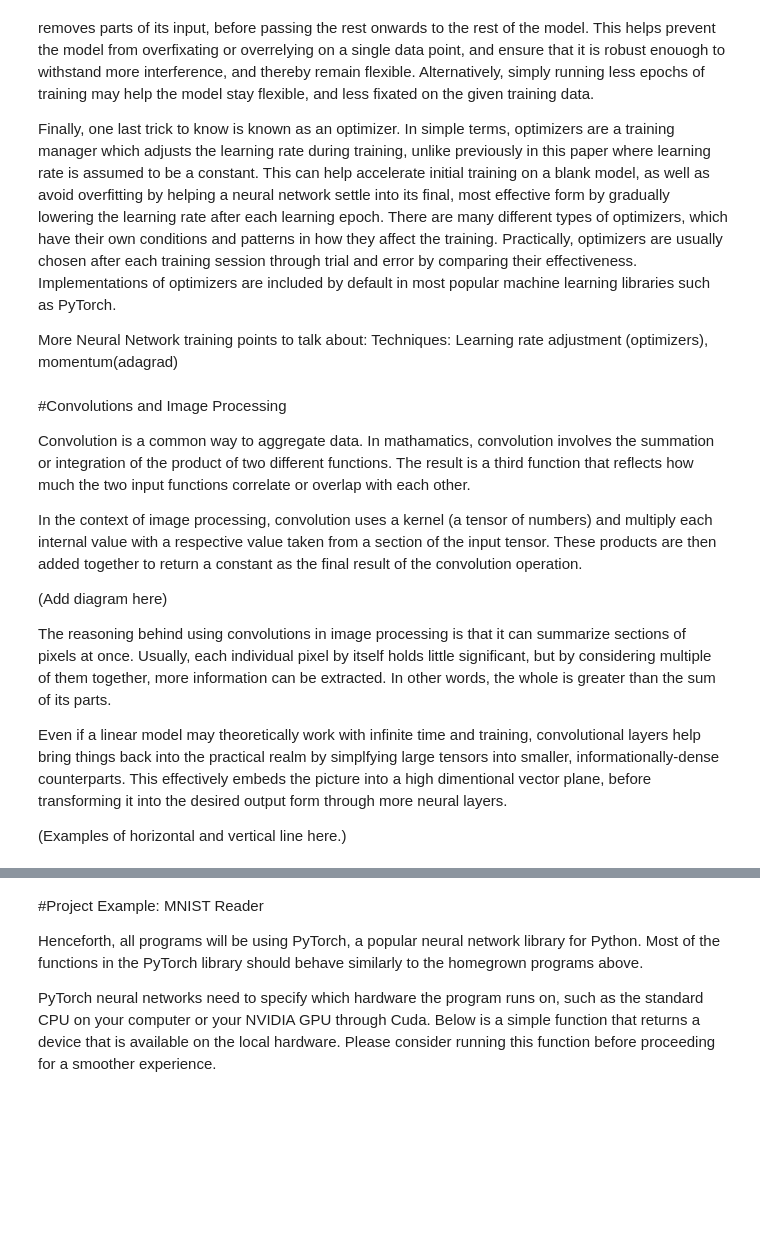
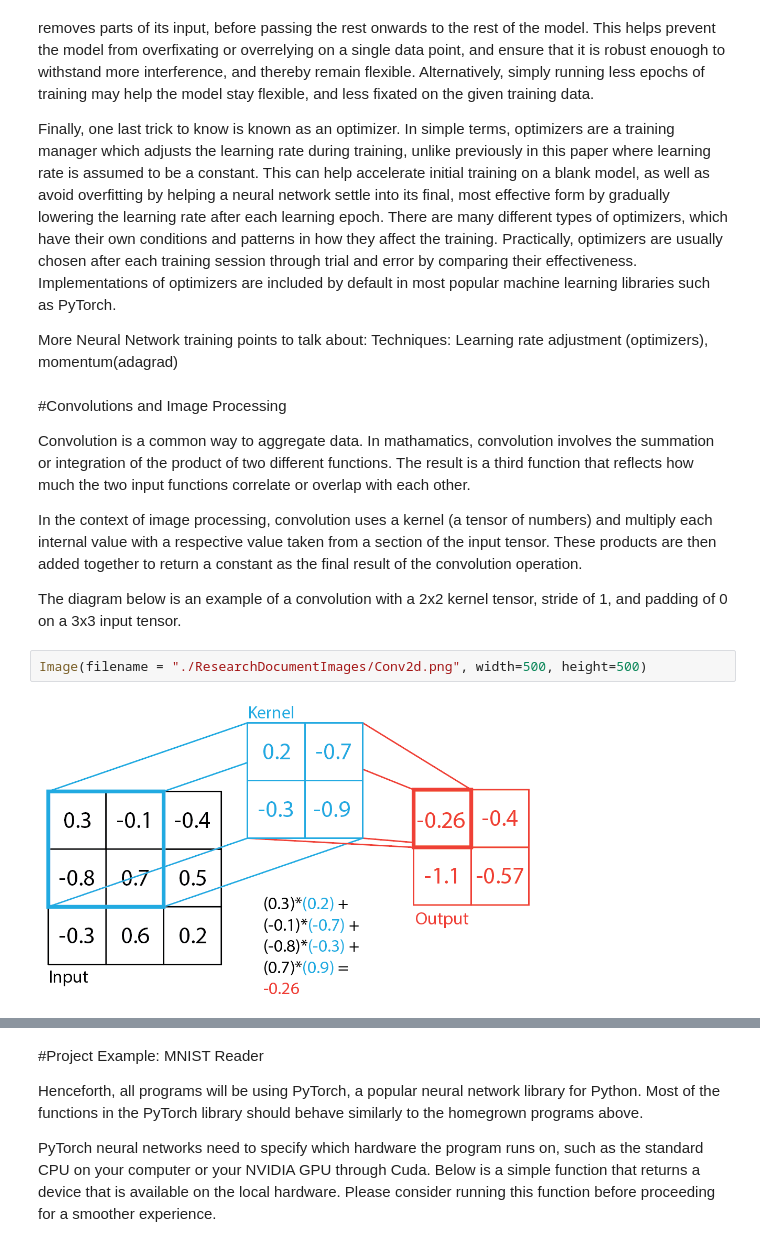
Before and after one commit to WarshipConn/NeuralNetworks-ComputerVision, a Jupyter notebook: ResearchDocument.ipynb, the cells around one changed output, grey strips where cells are left out. Drawn from its saved outputs; the diff is of its cells as text; blank space fills up the shorter version.

```diff
--- a/ResearchDocument.ipynb
+++ b/ResearchDocument.ipynb
@@ -411,10 +412,8 @@ Convolution is a common way to aggregate data. In mathamatics, convolution invol
 
 In the context of image processing, convolution uses a kernel (a tensor of numbers) and multiply each internal value with a respective value taken from a section of the input tensor. These products are then added together to return a constant as the final result of the convolution operation.
 
-(Add diagram here)
-
-The reasoning behind using convolutions in image processing is that it can summarize sections of pixels at once. Usually, each individual pixel by itself holds little significant, but by considering multiple of them together, more information can be extracted. In other words, the whole is greater than the sum of its parts.
-
-Even if a linear model may theoretically work with infinite time and training, convolutional layers help bring things back into the practical realm by simplfying large tensors into smaller, informationally-dense counterparts. This effectively embeds the picture into a high dimentional vector plane, before transforming it into the desired output form through more neural layers.
-
-(Examples of horizontal and vertical line here.)
+The diagram below is an example of a convolution with a 2x2 kernel tensor, stride of 1, and padding of 0 on a 3x3 input tensor.
+# %%
+Image(filename = "./ResearchDocumentImages/Conv2d.png", width=500, height=500)
+# %% [output]
+[figure, added]
```
Also changed, not shown: parts of 3 cells of this notebook, 2 other files.
